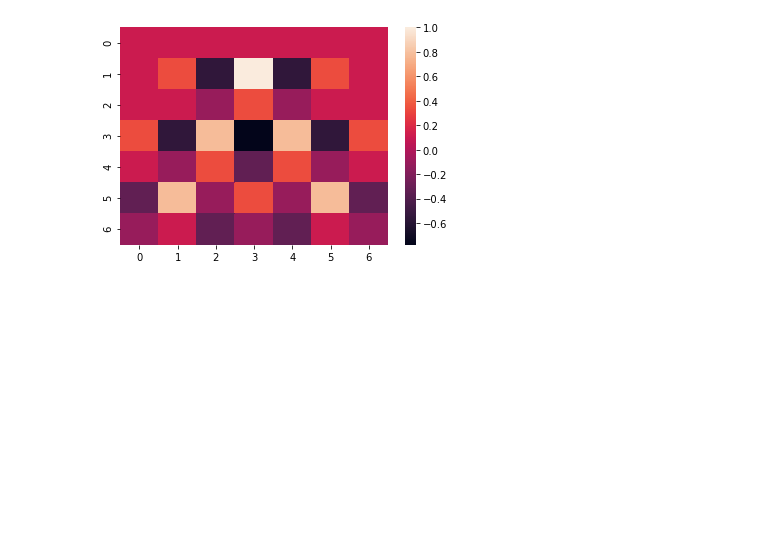
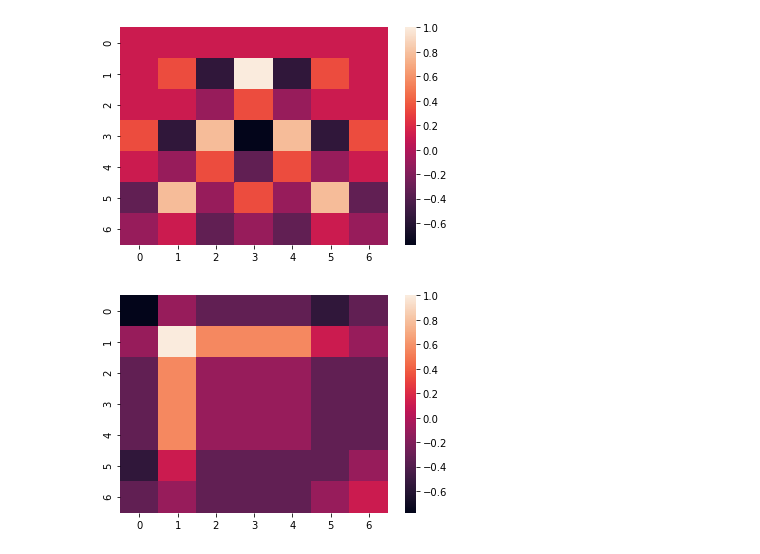
Before and after one commit to ybuchmeier/KI_Sem5, a Jupyter notebook: Uebungsblatt.ipynb, the cells around one changed output. Drawn from its saved outputs; the diff is of its cells as text; code cells hidden in the pictures; blank space fills up the shorter version.

```diff
--- a/Uebungsblatt.ipynb
+++ b/Uebungsblatt.ipynb
@@ -199,3 +199,11 @@ DIMENSIONS = 7
 _ = heatmap(prepare_for_heatmap(ergebnis, DIMENSIONS, DIMENSIONS))
 # %% [output]
 [figure]
+# %%
+ergebnis = kernel_iterate(kernel3, bild1)
+
+DIMENSIONS = 7
+
+_ = heatmap(prepare_for_heatmap(ergebnis, DIMENSIONS, DIMENSIONS))
+# %% [output]
+[figure, added]
```
Also changed, not shown: parts of 4 cells of this notebook.
